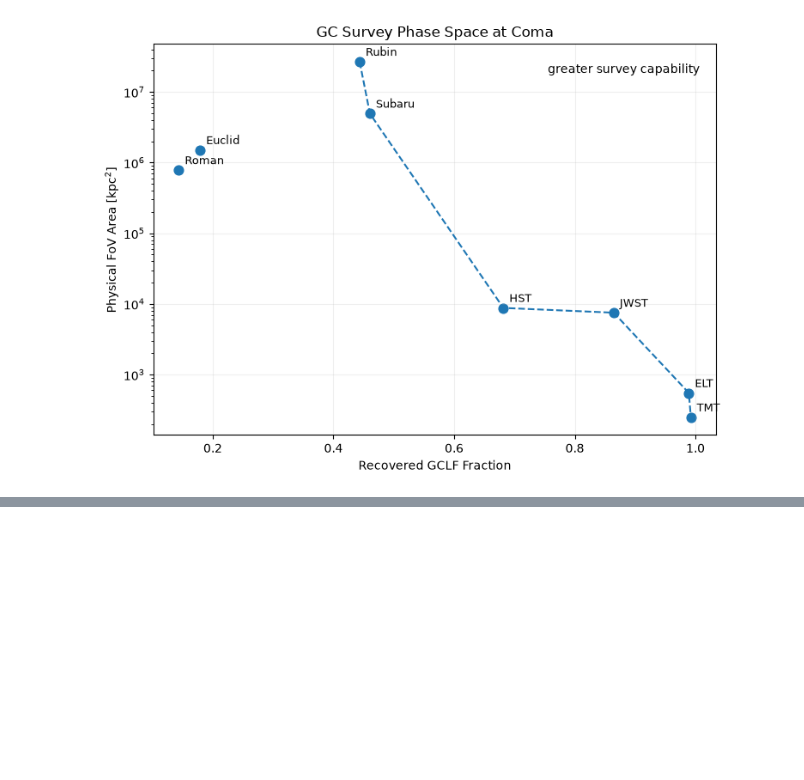
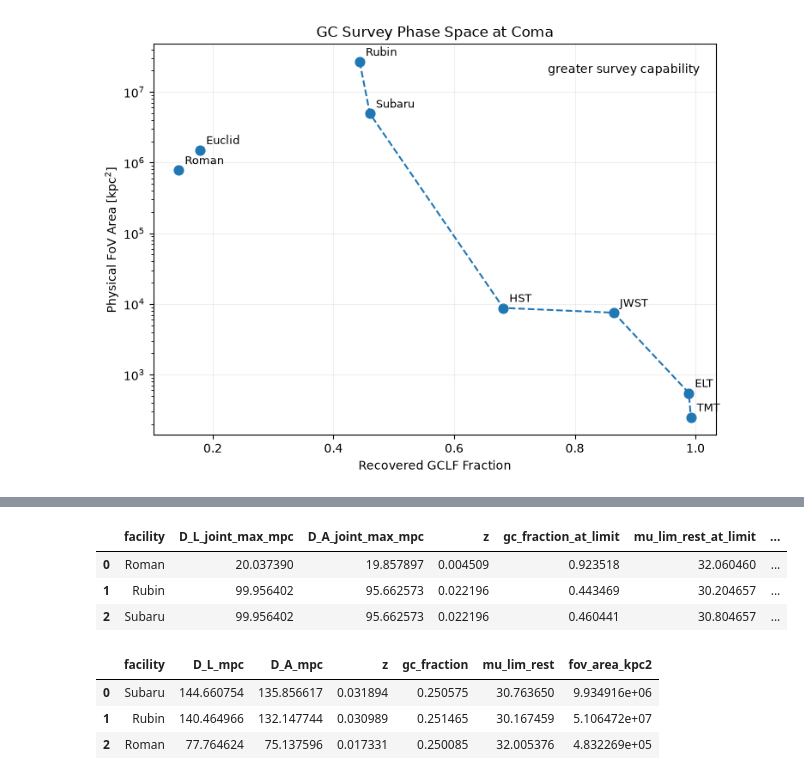
Before and after one commit to Pommers/gc-survey-telescopes, a Jupyter notebook: notebooks/02_gclf_reach.ipynb, the cells around one changed output, grey strips where cells are left out. Saved outputs shown, nothing was run; the diff lists cells and outputs as text; code cells hidden in the pictures; blank space fills up the shorter version.

```diff
--- a/notebooks/02_gclf_reach.ipynb
+++ b/notebooks/02_gclf_reach.ipynb
@@ -1571,0 +1752,43 @@ plt.show()
+# %%
+GC_MIN = 0.25
+MU_MIN = 30.0
+# %%
+joint["joint_ok"] = (
+    (joint["gc_fraction"] >= GC_MIN) &
+    (joint["mu_lim_rest"] >= MU_MIN)
+)
+# %%
+joint_sorted = joint.sort_values(
+    ["facility", "D_L_mpc"]
+)
+
+joint_reach = (
+    joint_sorted[joint_sorted["joint_ok"]]
+    .groupby("facility", as_index=False)
+    .tail(1)
+    [
+        [
+            "facility",
+            "D_L_mpc",
+            "D_A_mpc",
+            "z",
+            "gc_fraction",
+            "mu_lim_rest",
+            "fov_area_kpc2",
+        ]
+    ]
+    .rename(columns={
+        "D_L_mpc": "D_L_joint_max_mpc",
+        "D_A_mpc": "D_A_joint_max_mpc",
+        "gc_fraction": "gc_fraction_at_limit",
+        "mu_lim_rest": "mu_lim_rest_at_limit",
+    })
+    .reset_index(drop=True)
+)
+
+joint_reach
+# %% [output]
+|  | facility | D_L_joint_max_mpc | D_A_joint_max_mpc | z | gc_fraction_at_limit | mu_lim_rest_at_limit | ... |
+| 0 | Roman | 20.037390 | 19.857897 | 0.004509 | 0.923518 | 32.060460 | ... |
+| 1 | Rubin | 99.956402 | 95.662573 | 0.022196 | 0.443469 | 30.204657 | ... |
+| 2 | Subaru | 99.956402 | 95.662573 | 0.022196 | 0.460441 | 30.804657 | ... |
@@ -1571,0 +1848,27 @@ plt.show()
+# %%
+joint_reach = (
+    joint_grid[joint_grid["joint_ok"]]
+    .sort_values(["facility", "D_L_mpc"])
+    .groupby("facility", as_index=False)
+    .tail(1)
+    [
+        [
+            "facility",
+            "D_L_mpc",
+            "D_A_mpc",
+            "z",
+            "gc_fraction",
+            "mu_lim_rest",
+            "fov_area_kpc2",
+        ]
+    ]
+    .sort_values("D_L_mpc", ascending=False)
+    .reset_index(drop=True)
+)
+
+joint_reach
+# %% [output]
+|  | facility | D_L_mpc | D_A_mpc | z | gc_fraction | mu_lim_rest | fov_area_kpc2 |
+| 0 | Subaru | 144.660754 | 135.856617 | 0.031894 | 0.250575 | 30.763650 | 9.934916e+06 |
+| 1 | Rubin | 140.464966 | 132.147744 | 0.030989 | 0.251465 | 30.167459 | 5.106472e+07 |
+| 2 | Roman | 77.764624 | 75.137596 | 0.017331 | 0.250085 | 32.005376 | 4.832269e+05 |
```
Also changed, not shown: parts of 11 cells of this notebook.
